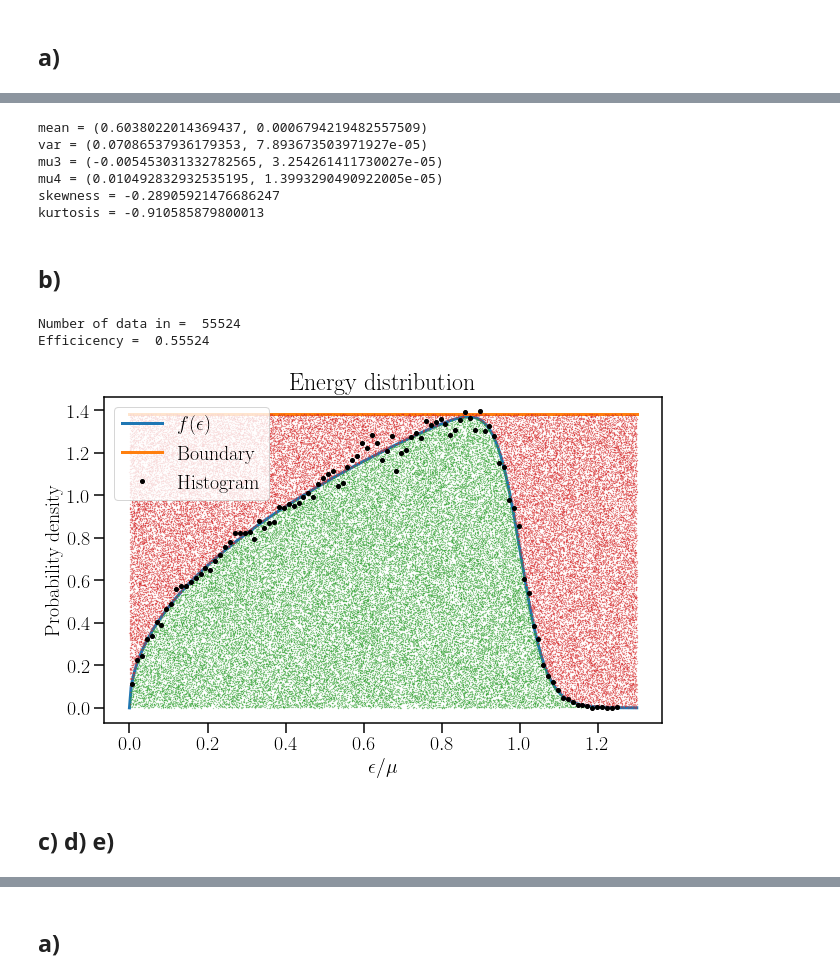
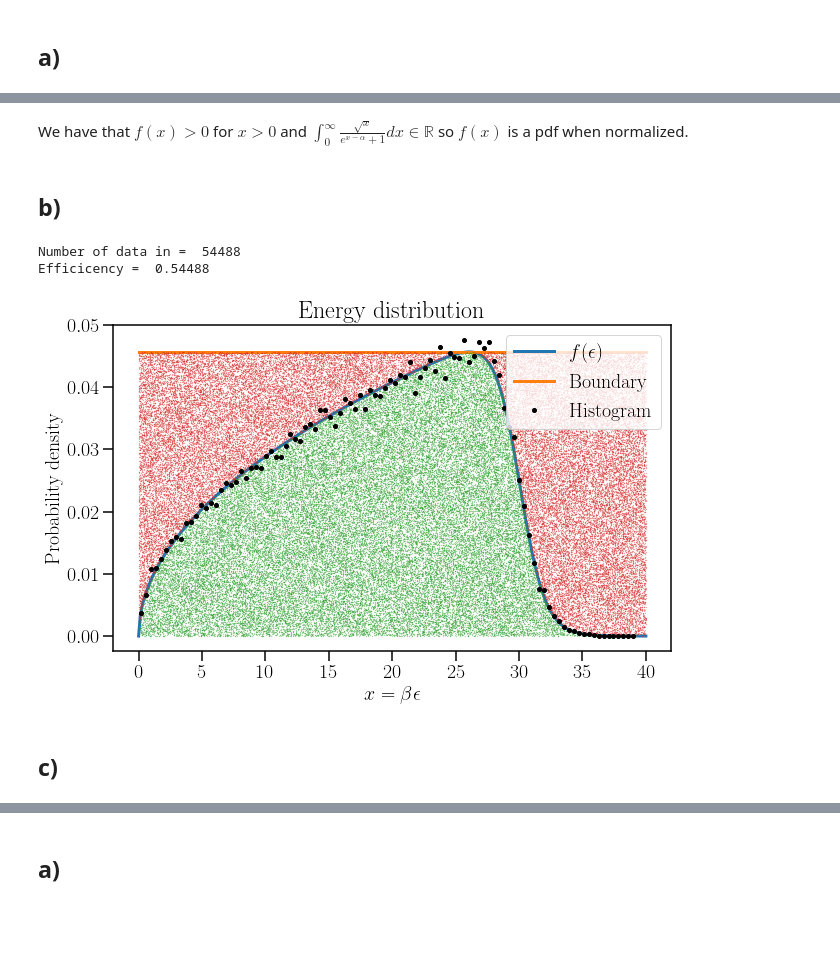
Before and after one commit to Nayaqs/stats, a Jupyter notebook: FinalProject-Andres.ipynb, the cells around one changed output, grey strips where cells are left out. Cells and saved outputs as stored; diff of their text form; code cells hidden in the pictures; blank space fills up the shorter version.

```diff
--- a/FinalProject-Andres.ipynb
+++ b/FinalProject-Andres.ipynb
@@ -38,0 +29,9 @@ def pdf2(x,p):
+# %%
+def gauss(x, mu, sigma):
+    return np.exp(-(x-mu)**2/(2*sigma**2))/(sigma*np.sqrt(2*np.pi))
+
+def chi2(data,mu,var):
+    return ((data-mu)**2/var).sum()
+
+def pdf_unormalized(x,alpha=30):
+    return np.sqrt(x)/(np.exp((x-alpha))+1)
@@ -39 +149,5 @@ def pdf2(x,p):
+# %%
+alpha1 = 30
+xmax1 = alpha1 +10
+ymax1 = pdf_ymax(alpha1)
 # %% [markdown]
@@ -95,18 +158,4 @@ pdfmu4 = IntMC(lambda x:(x-pdfmean[0])**4*pdf(x),0,10,int(1e7))
-# %%
-pdfskewness = pdfmu3[0]/np.sqrt(pdfvar[0]**3)
-pdfkurtosis = pdfmu4[0]/pdfvar[0]**2 - 3
-print('mean =', pdfmean,
-      '\nvar =', pdfvar,
-      '\nmu3 =', pdfmu3,
-      '\nmu4 =', pdfmu4,
-      '\nskewness =', pdfskewness,
-      '\nkurtosis =', pdfkurtosis)
-# %% [output]
-mean = (0.6038022014369437, 0.0006794219482557509)
-var = (0.07086537936179353, 7.893673503971927e-05)
-mu3 = (-0.005453031332782565, 3.254261411730027e-05)
-mu4 = (0.010492832932535195, 1.3993290490922005e-05)
-skewness = -0.28905921476686247
-kurtosis = -0.910585879800013
+# %% [markdown]
+ We have that $f(x)>0$ for $x>0$ and $\int_0^\infty \frac{\sqrt{x}}{e^{x - \alpha}+1} dx \in \mathbb{R}$ so $f(x)$ is a pdf when normalized.
 # %% [markdown]
 ## b)
@@ -134,39 +162,40 @@ def MCgenFix(pdf, xmin, xmax, ymax , N):
 # %%
-# Distribution
-xx = np.linspace(0,pdfxmax,300)
-fy = pdf(xx)
-plt.plot(xx,fy,label=r'$f(\epsilon)$',lw=3)
+# Distribution plot
+xx = np.linspace(0,xmax1,300)
+plt.plot(xx,pdf(xx),label=r'$f(\epsilon)$',lw=3)
 
 # Boudary function
-plt.plot(xx,pdfymax*np.ones_like(xx),lw=3,label='Boundary')
-eff = 1/(pdfxmax*pdfymax)
+plt.plot(xx,ymax1*np.ones_like(xx),lw=3,label='Boundary')
+eff = 1/(xmax1*ymax1)
 
-#Monte Carlo generation
-N_MC=int(1e5)
-xi = np.random.rand(N_MC)*pdfxmax
-yi = np.random.rand(N_MC)*pdfymax
+#Monte Carlo generation (More complete for the plot)
+Nevents1 =int(1e5)
+xi = np.random.rand(Nevents1)*xmax1
+yi = np.random.rand(Nevents1)*ymax1
 accepted  = (yi<=pdf(xi))
 i_in = accepted.nonzero()
 i_out = (1-accepted).nonzero()
 plt.plot(xi[i_in],yi[i_in],'.',alpha=0.7,ms=0.5)
 plt.plot(xi[i_out],yi[i_out],'.',alpha=0.7,ms=0.5)
-print('Number of data in = ',len(xi[i_in]))
-print('Efficicency = ',len(xi[i_in])/N_MC)
-data = xi[i_in]
+data1 = xi[i_in]
+print('Number of data in = ',len(data1))
+print('Efficicency = ',len(data1)/Nevents1)
 
 nbins = 100
-hist,bins= np.histogram(data,nbins,density=True)
+hist,bins= np.histogram(data1,nbins,density=True)
 plt.plot(bins[:-1]+(bins[-1]/nbins)/2,hist,'ok',ms=4,label='Histogram')
 
 
 plt.title("Energy distribution")
-plt.xlabel(r'$\epsilon/\mu$')
+plt.xlabel(r'$x = \beta\epsilon$')
 plt.ylabel(r"Probability density")
 plt.legend()
 plt.show()
+
+del xx, eff, xi, yi, accepted, i_in, i_out, nbins, hist, bins
 # %% [output]
-Number of data in =  55524
-Efficicency =  0.55524
+Number of data in =  54488
+Efficicency =  0.54488
-[figure, old version]
+[figure, new version]
 # %% [markdown]
-## c) d) e)
+## c)
```
Also changed, not shown: parts of 109 cells of this notebook.
